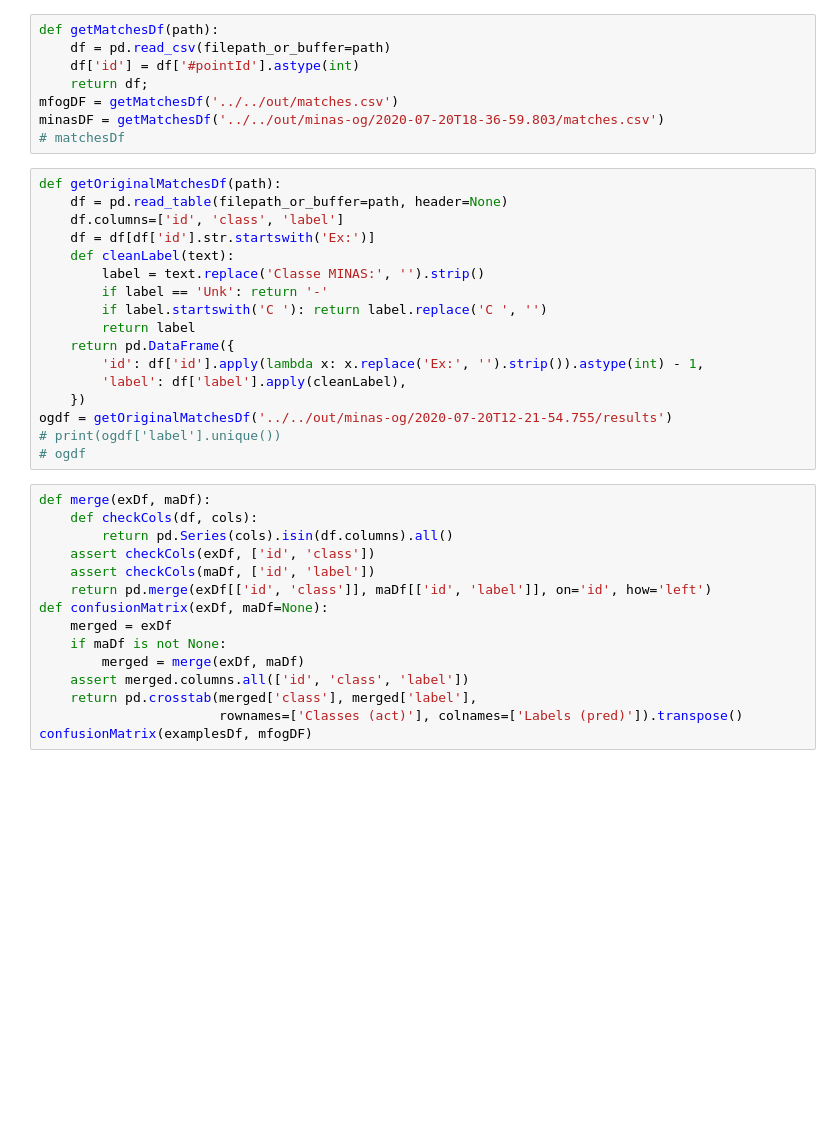
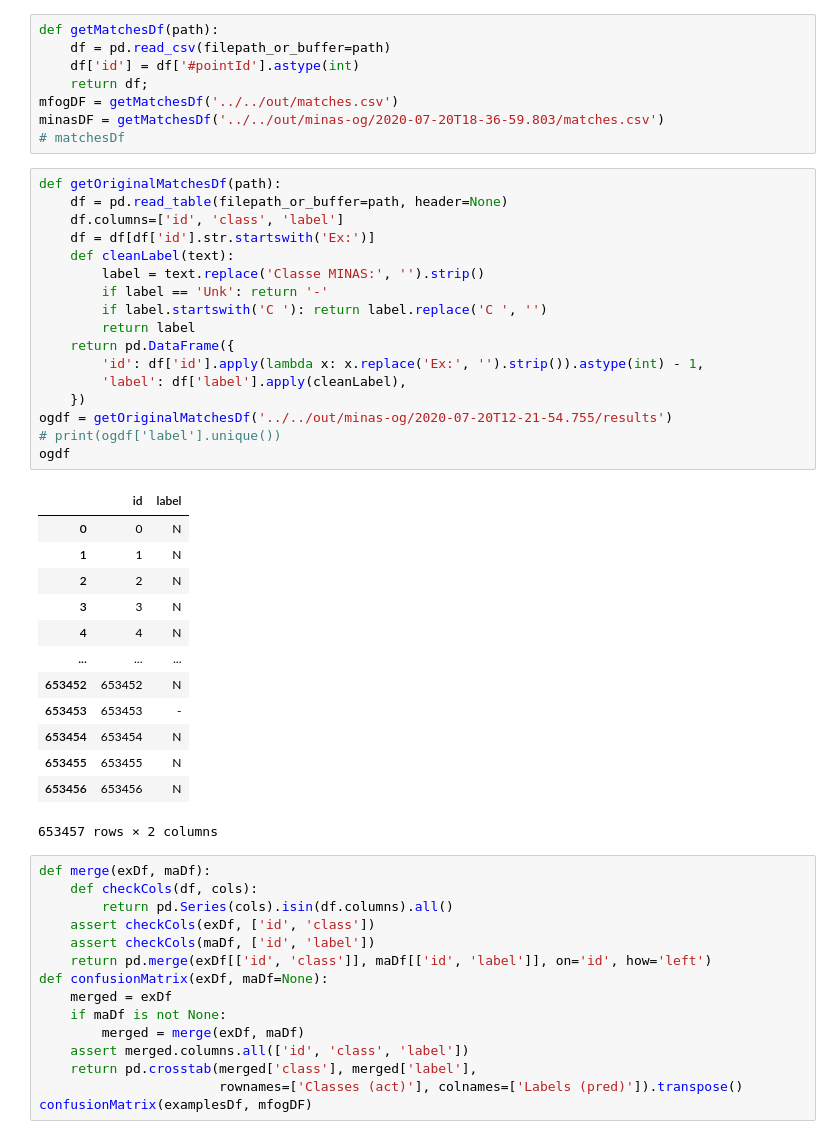
Before and after one commit to luis-puhl/minas-flink, a Jupyter notebook: mfog-mpi/src/minas/evaluate.ipynb, the cells around one changed output. Drawn from its saved outputs; the diff is of its cells as text; blank space fills up the shorter version.

```diff
--- a/mfog-mpi/src/minas/evaluate.ipynb
+++ b/mfog-mpi/src/minas/evaluate.ipynb
@@ -27,20 +27,34 @@ minasDF = getMatchesDf('../../out/minas-og/2020-07-20T18-36-59.803/matches.csv')
 # %%
 def getOriginalMatchesDf(path):
     df = pd.read_table(filepath_or_buffer=path, header=None)
     df.columns=['id', 'class', 'label']
     df = df[df['id'].str.startswith('Ex:')]
     def cleanLabel(text):
         label = text.replace('Classe MINAS:', '').strip()
         if label == 'Unk': return '-'
         if label.startswith('C '): return label.replace('C ', '')
         return label
     return pd.DataFrame({
         'id': df['id'].apply(lambda x: x.replace('Ex:', '').strip()).astype(int) - 1,
         'label': df['label'].apply(cleanLabel),
     })
 ogdf = getOriginalMatchesDf('../../out/minas-og/2020-07-20T12-21-54.755/results')
 # print(ogdf['label'].unique())
-# ogdf
+ogdf
+# %% [output]
+|  | id | label |
+| 0 | 0 | N |
+| 1 | 1 | N |
+| 2 | 2 | N |
+| 3 | 3 | N |
+| 4 | 4 | N |
+| ... | ... | ... |
+| 653452 | 653452 | N |
+| 653453 | 653453 | - |
+| 653454 | 653454 | N |
+| 653455 | 653455 | N |
+| 653456 | 653456 | N |
+653457 rows × 2 columns
 # %%
 def merge(exDf, maDf):
     def checkCols(df, cols):
```
Also changed, not shown: 9 other files.
